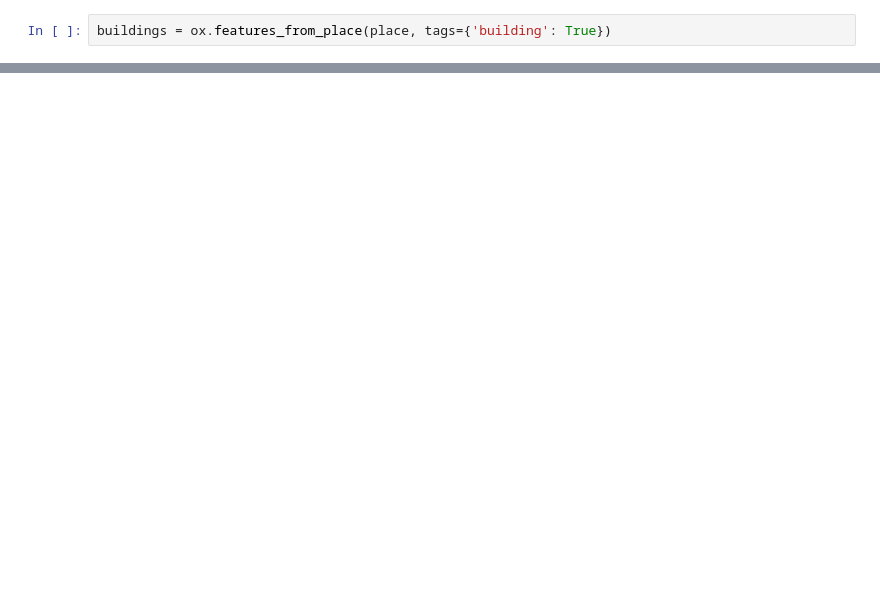
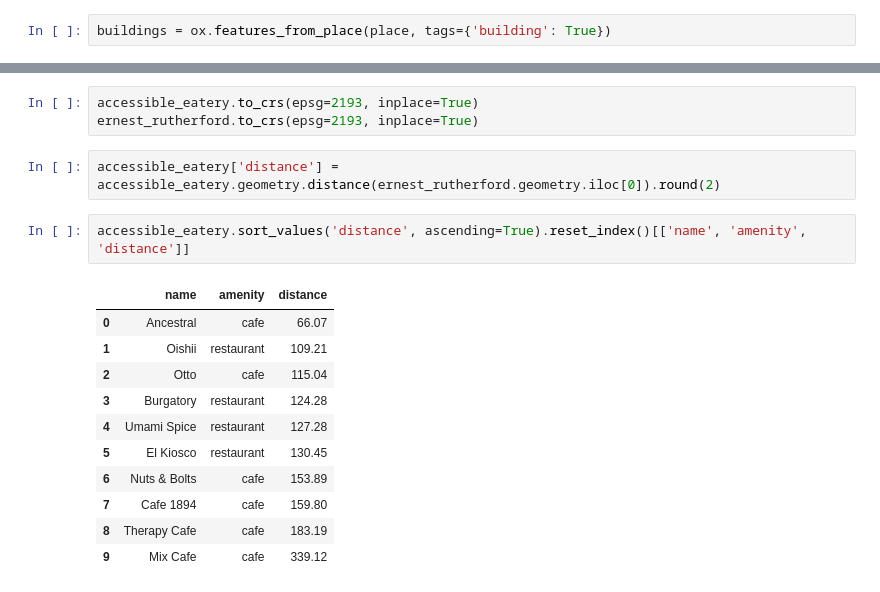
Before and after one commit to shrestha-rujal/mac-migration, a Jupyter notebook: gisc-412/assignments/question8.ipynb, the cells around one changed output, grey strips where cells are left out. Saved outputs shown, nothing was run; the diff lists cells and outputs as text; blank space fills up the shorter version.

```diff
--- a/gisc-412/assignments/question8.ipynb
+++ b/gisc-412/assignments/question8.ipynb
@@ -106,0 +102,19 @@ eixo.set_axis_off()
+# %%
+accessible_eatery.to_crs(epsg=2193, inplace=True)
+ernest_rutherford.to_crs(epsg=2193, inplace=True)
+# %%
+accessible_eatery['distance'] = accessible_eatery.geometry.distance(ernest_rutherford.geometry.iloc[0]).round(2)
+# %%
+accessible_eatery.sort_values('distance', ascending=True).reset_index()[['name', 'amenity', 'distance']]
+# %% [output]
+|  | name | amenity | distance |
+| 0 | Ancestral | cafe | 66.07 |
+| 1 | Oishii | restaurant | 109.21 |
+| 2 | Otto | cafe | 115.04 |
+| 3 | Burgatory | restaurant | 124.28 |
+| 4 | Umami Spice | restaurant | 127.28 |
+| 5 | El Kiosco | restaurant | 130.45 |
+| 6 | Nuts & Bolts | cafe | 153.89 |
+| 7 | Cafe 1894 | cafe | 159.80 |
+| 8 | Therapy Cafe | cafe | 183.19 |
+| 9 | Mix Cafe | cafe | 339.12 |
```
Also changed, not shown: parts of 9 cells of this notebook, 5 other files.
